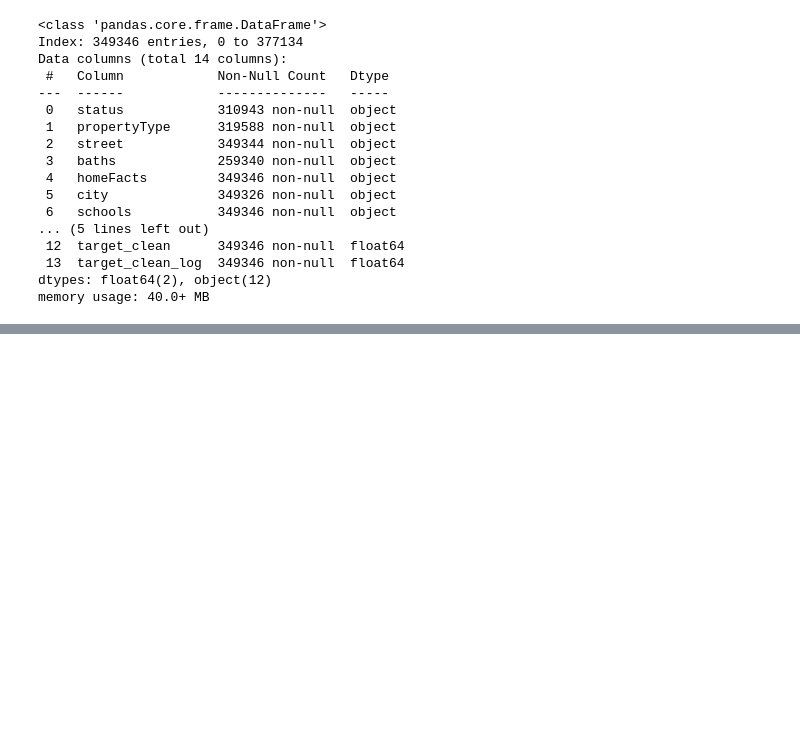
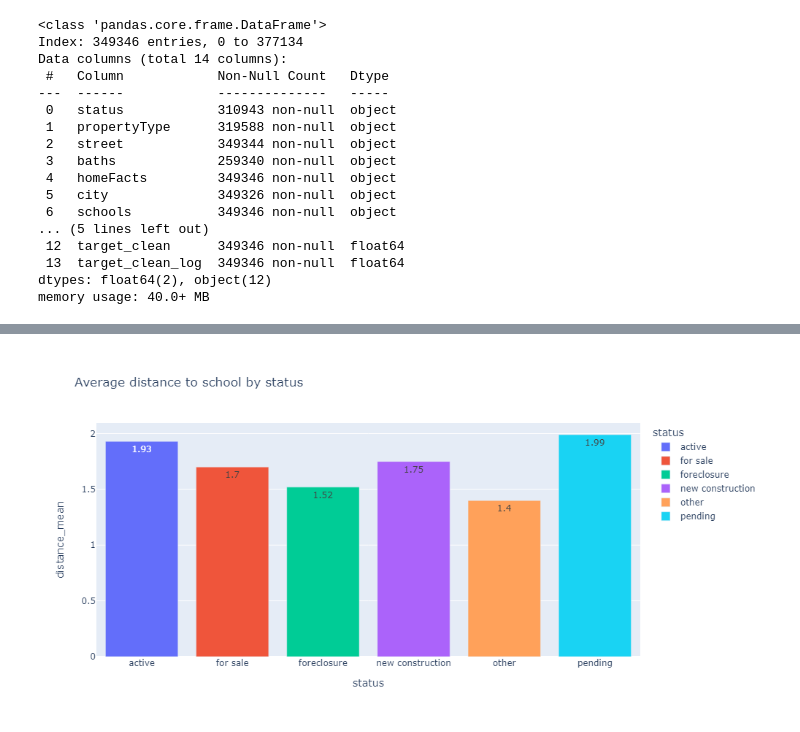
Before and after one commit to st-pavel/project_final_01, a Jupyter notebook: project_final_001.ipynb, the cells around one changed output, grey strips where cells are left out. Cells and saved outputs as stored; diff of their text form; code cells hidden in the pictures; blank space fills up the shorter version.

```diff
--- a/project_final_001.ipynb
+++ b/project_final_001.ipynb
@@ -519,0 +1570,16 @@ memory usage: 40.0+ MB
+# %%
+fig = px.bar(
+    data_frame= data.groupby(['status'], as_index=False)['distance_mean'].median(),
+    x='status',
+    y='distance_mean',
+    color='status',
+    text='distance_mean',
+    orientation='v',
+    title='Average distance to school by status',
+    height=500,
+    width=1000
+)
+
+fig.show()
+# %% [output]
+[figure, added]
```
Also changed, not shown: parts of 271 cells of this notebook.
